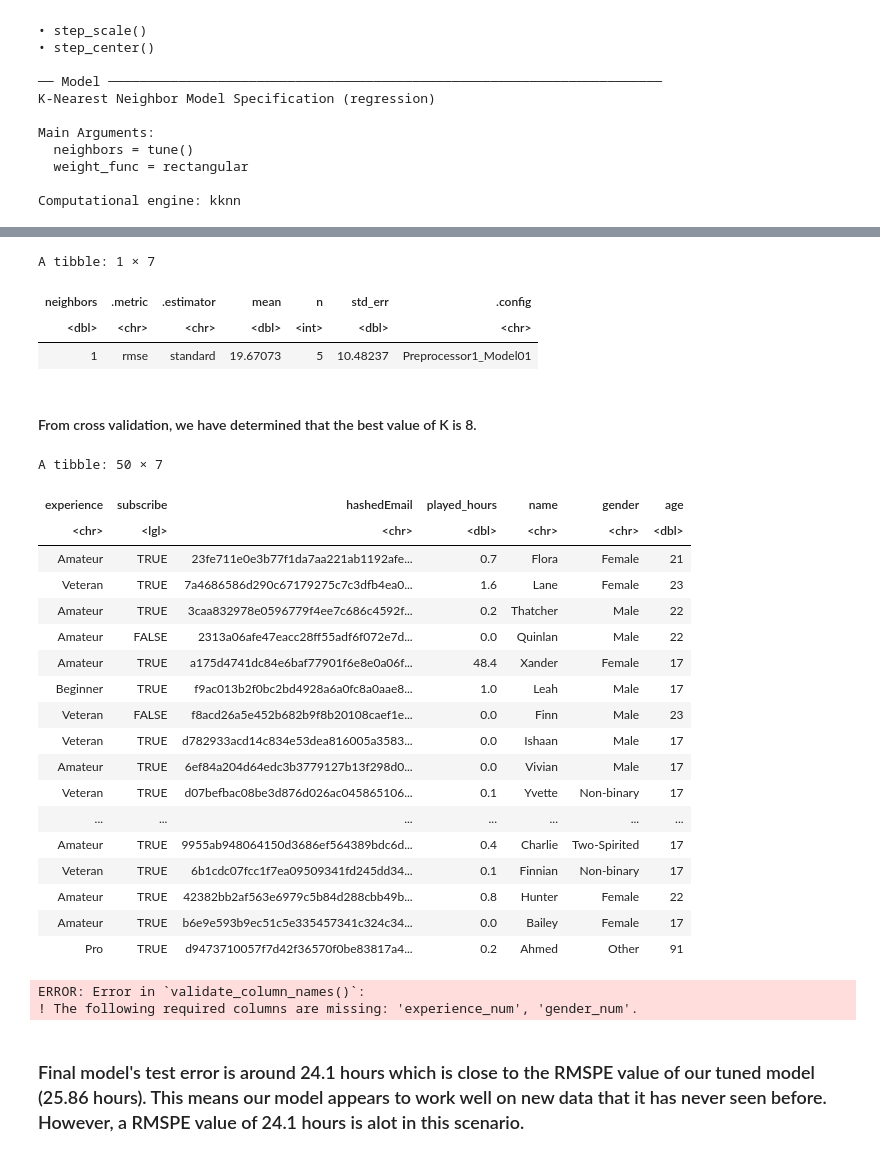
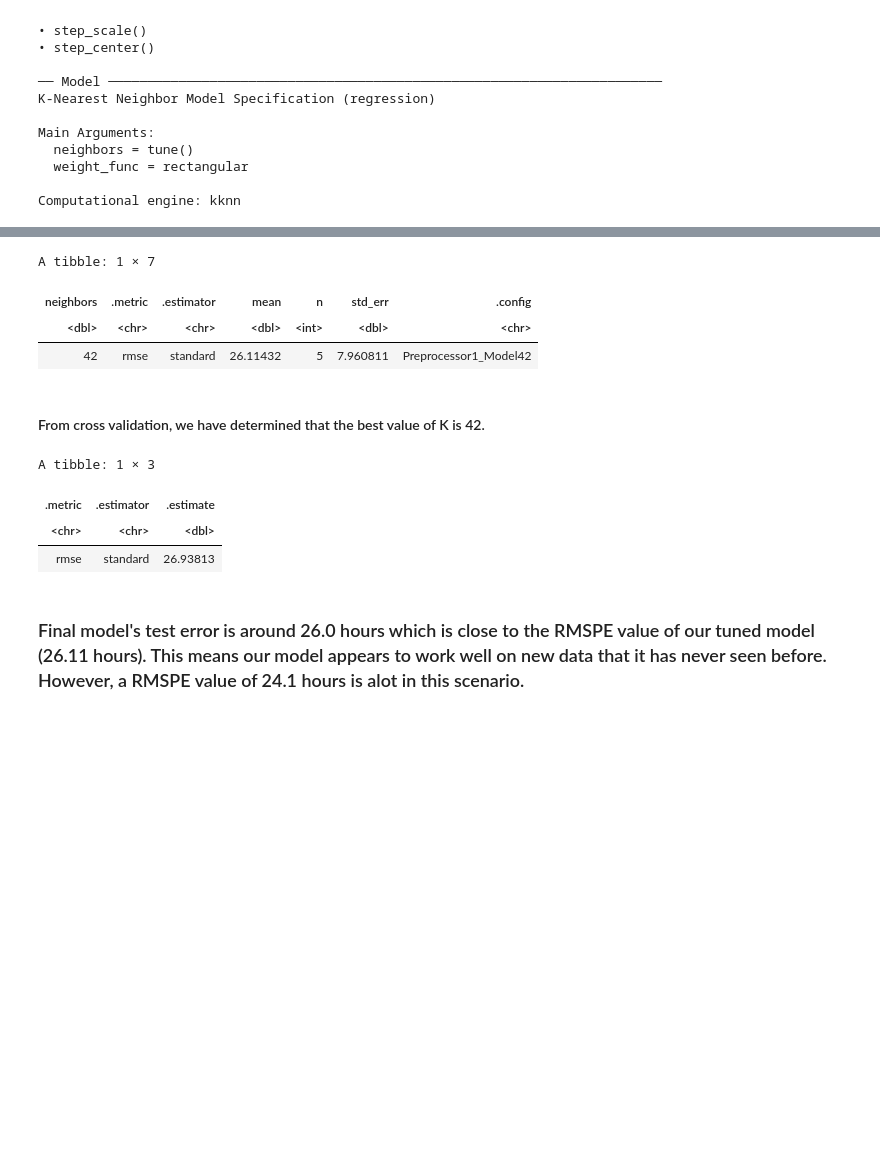
Before and after one commit to yuunvis/Group-Project, a Jupyter notebook: group_project.ipynb, the cells around one changed output, grey strips where cells are left out. Cells and saved outputs as stored; diff of their text form; code cells hidden in the pictures; blank space fills up the shorter version.

```diff
--- a/group_project.ipynb
+++ b/group_project.ipynb
@@ -270,7 +270,7 @@ minecraft_spec<-nearest_neighbor(weight_func = "rectangular",
                 set_mode("regression")
 
 #create a 5-fold cross-validation object
-minecraft_vfold<-vfold_cv(minecraft_train_1, v = 5, strata = played_hours)
+minecraft_vfold<-vfold_cv(minecraft_train, v = 5, strata = played_hours)
 
 #creating a workflow
 minecraft_workflow<-workflow()|>
@@ -327,53 +326,36 @@ minecraft_min
 A tibble: 1 × 7
 | neighbors | .metric | .estimator | mean | n | std_err | .config |
 | <dbl> | <chr> | <chr> | <dbl> | <int> | <dbl> | <chr> |
-| 1 | rmse | standard | 19.67073 | 5 | 10.48237 | Preprocessor1_Model01 |
+| 42 | rmse | standard | 26.11432 | 5 | 7.960811 | Preprocessor1_Model42 |
 # %% [markdown]
-#### From cross validation, we have determined that the best value of K is 8.
+#### From cross validation, we have determined that the best value of K is 42.
 # %%
-#creating model specification with k=8
+#creating model specification with k=42
 kmin<-minecraft_min|>pull(neighbors)
 
 minecraft_spec<-nearest_neighbor(weight_func = "rectangular",
                                  neighbors=kmin)|>
                 set_engine("kknn")|>
                 set_mode("regression")
 
 #retrain our model on the training set
 #creating a workflow
 minecraft_fit<-workflow()|>
                     add_recipe(minecraft_recipe)|>
                     add_model(minecraft_spec)|>
-                    fit(data = minecraft_train_1)
+                    fit(data = minecraft_train)
 #predict on test
 minecraft_summary<-minecraft_fit|>
     predict(minecraft_test)|>
     bind_cols(minecraft_test)|>
     metrics(truth=played_hours, estimate = .pred)|>
     filter(.metric =="rmse")
 
 minecraft_summary
 # %% [output]
-A tibble: 50 × 7
+A tibble: 1 × 3
-| experience | subscribe | hashedEmail | played_hours | name | gender | age |
-| <chr> | <lgl> | <chr> | <dbl> | <chr> | <chr> | <dbl> |
-| Amateur | TRUE | 23fe711e0e3b77f1da7aa221ab1192afe... | 0.7 | Flora | Female | 21 |
-| Veteran | TRUE | 7a4686586d290c67179275c7c3dfb4ea0... | 1.6 | Lane | Female | 23 |
-| Amateur | TRUE | 3caa832978e0596779f4ee7c686c4592f... | 0.2 | Thatcher | Male | 22 |
-| Amateur | FALSE | 2313a06afe47eacc28ff55adf6f072e7d... | 0.0 | Quinlan | Male | 22 |
-| Amateur | TRUE | a175d4741dc84e6baf77901f6e8e0a06f... | 48.4 | Xander | Female | 17 |
-| Beginner | TRUE | f9ac013b2f0bc2bd4928a6a0fc8a0aae8... | 1.0 | Leah | Male | 17 |
-| Veteran | FALSE | f8acd26a5e452b682b9f8b20108caef1e... | 0.0 | Finn | Male | 23 |
-| Veteran | TRUE | d782933acd14c834e53dea816005a3583... | 0.0 | Ishaan | Male | 17 |
-| Amateur | TRUE | 6ef84a204d64edc3b3779127b13f298d0... | 0.0 | Vivian | Male | 17 |
-| Veteran | TRUE | d07befbac08be3d876d026ac045865106... | 0.1 | Yvette | Non-binary | 17 |
-| ... | ... | ... | ... | ... | ... | ... |
-| Amateur | TRUE | 9955ab948064150d3686ef564389bdc6d... | 0.4 | Charlie | Two-Spirited | 17 |
-| Veteran | TRUE | 6b1cdc07fcc1f7ea09509341fd245dd34... | 0.1 | Finnian | Non-binary | 17 |
-| Amateur | TRUE | 42382bb2af563e6979c5b84d288cbb49b... | 0.8 | Hunter | Female | 22 |
-| Amateur | TRUE | b6e9e593b9ec51c5e335457341c324c34... | 0.0 | Bailey | Female | 17 |
-| Pro | TRUE | d9473710057f7d42f36570f0be83817a4... | 0.2 | Ahmed | Other | 91 |
+| .metric | .estimator | .estimate |
+| <chr> | <chr> | <dbl> |
+| rmse | standard | 26.93813 |
-ERROR: Error in `validate_column_names()`:
-! The following required columns are missing: 'experience_num', 'gender_num'.
 # %% [markdown]
-### Final model's test error is around 24.1 hours which is close to the RMSPE value of our tuned model (25.86 hours). This means our model appears to work well on new data that it has never seen before. However, a RMSPE value of 24.1 hours is alot in this scenario.
+### Final model's test error is around 26.0 hours which is close to the RMSPE value of our tuned model (26.11 hours). This means our model appears to work well on new data that it has never seen before. However, a RMSPE value of 24.1 hours is alot in this scenario.
```
Also changed, not shown: parts of 1 cell of this notebook.
